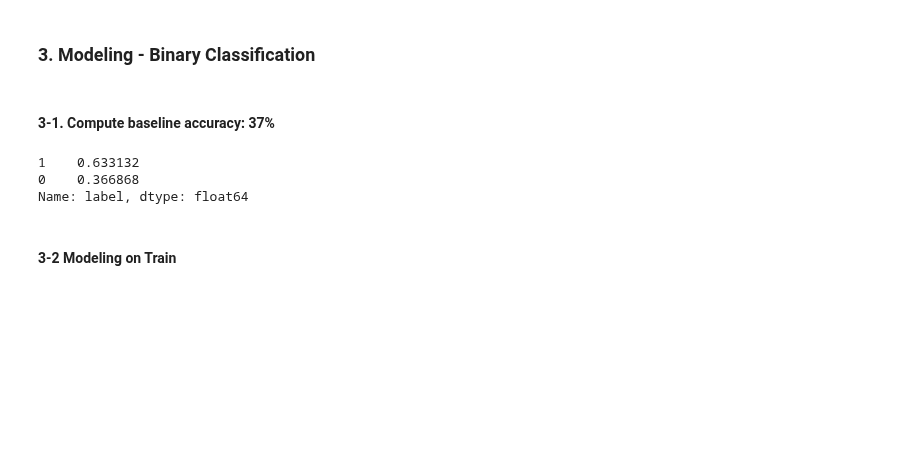
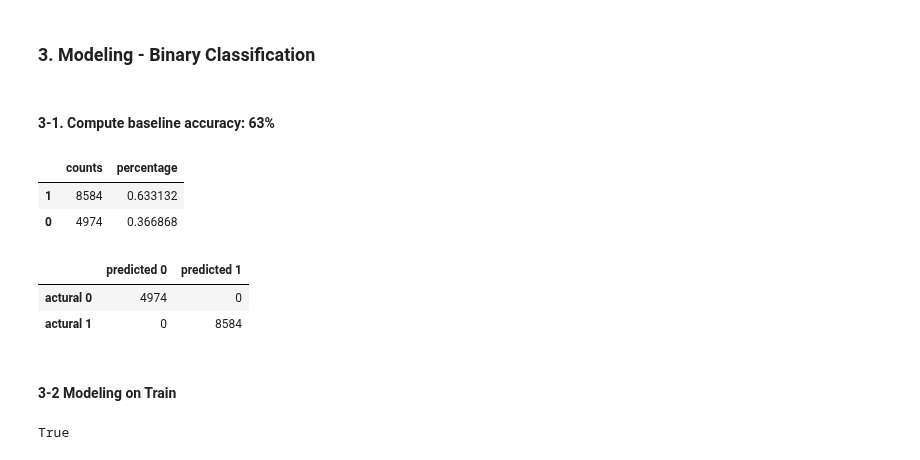
Before and after one commit to Yongliang-Shi/Mechanism-of-Action-Prediction, a Jupyter notebook: model_moa3.ipynb, the cells around one changed output. Cells and saved outputs as stored; diff of their text form; code cells hidden in the pictures; blank space fills up the shorter version.

```diff
--- a/model_moa3.ipynb
+++ b/model_moa3.ipynb
@@ -223,13 +210,27 @@ plt.show()
 # %% [markdown]
 ### 3. Modeling - Binary Classification
 # %% [markdown]
-#### 3-1. Compute baseline accuracy: 37%
+#### 3-1. Compute baseline accuracy: 63%
-# %%
-y_train.value_counts(normalize=True)
-# %% [output]
-1    0.633132
-0    0.366868
-Name: label, dtype: float64
+# %%
+baseline = pd.concat([y_train.value_counts(),
+                      y_train.value_counts(normalize=True)], axis=1)
+baseline.columns = ['counts', 'percentage']
+baseline
+# %% [output]
+|  | counts | percentage |
+| 1 | 8584 | 0.633132 |
+| 0 | 4974 | 0.366868 |
+# %%
+# Print the perfect confusion matrix
+
+perfect_matrix = pd.DataFrame([[4974, 0], [0, 8584]],
+                              index=['actural 0', 'actural 1'],
+                              columns=['predicted 0', 'predicted 1'])
+perfect_matrix
+# %% [output]
+|  | predicted 0 | predicted 1 |
+| actural 0 | 4974 | 0 |
+| actural 1 | 0 | 8584 |
 # %% [markdown]
 #### 3-2 Modeling on Train
 # %%
@@ -248,0 +268,5 @@ names = ['LogisticRegression',
+# %%
+# The size between the two should be the same
+len(names) == len(classifiers)
+# %% [output]
+True
```
Also changed, not shown: parts of 10 cells of this notebook.
